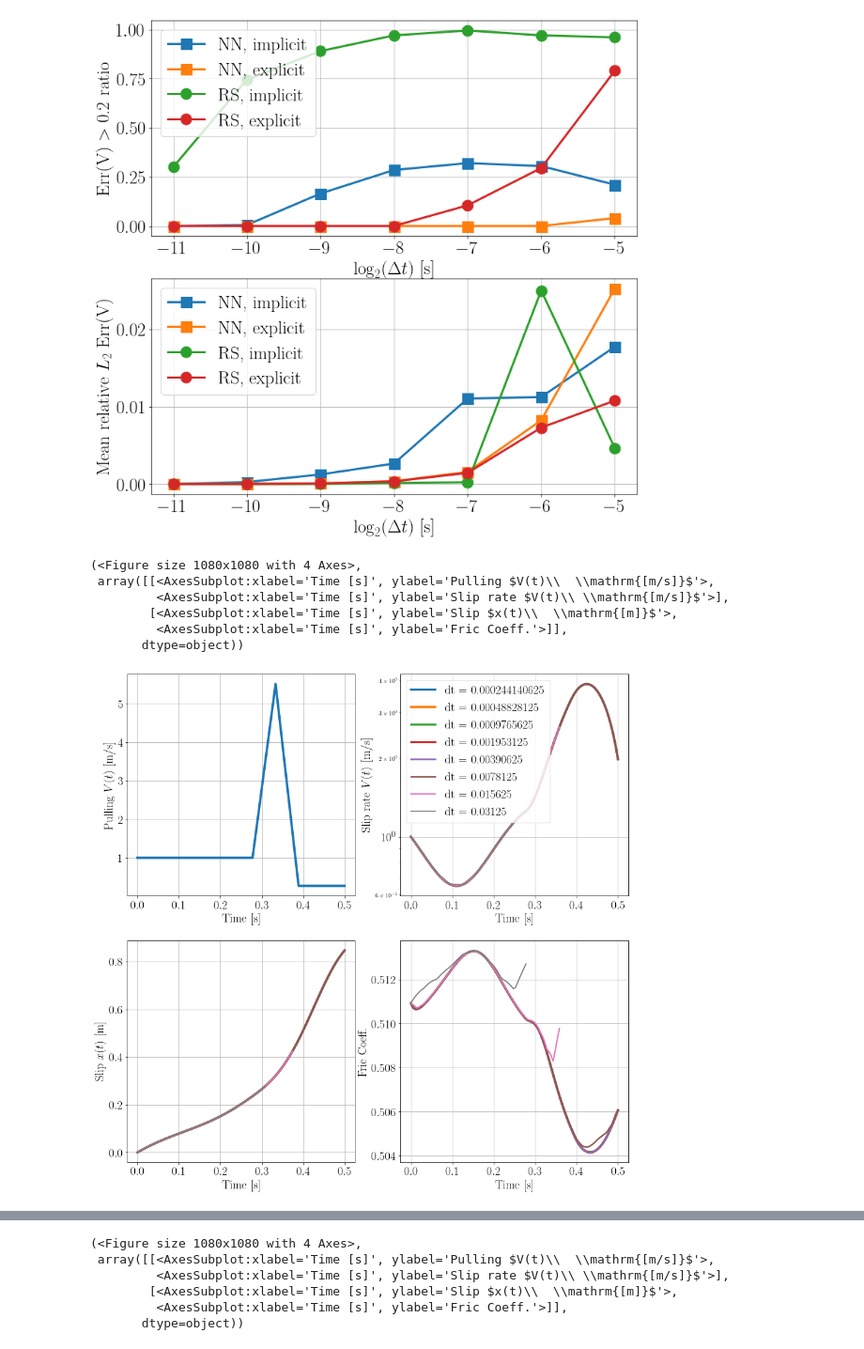
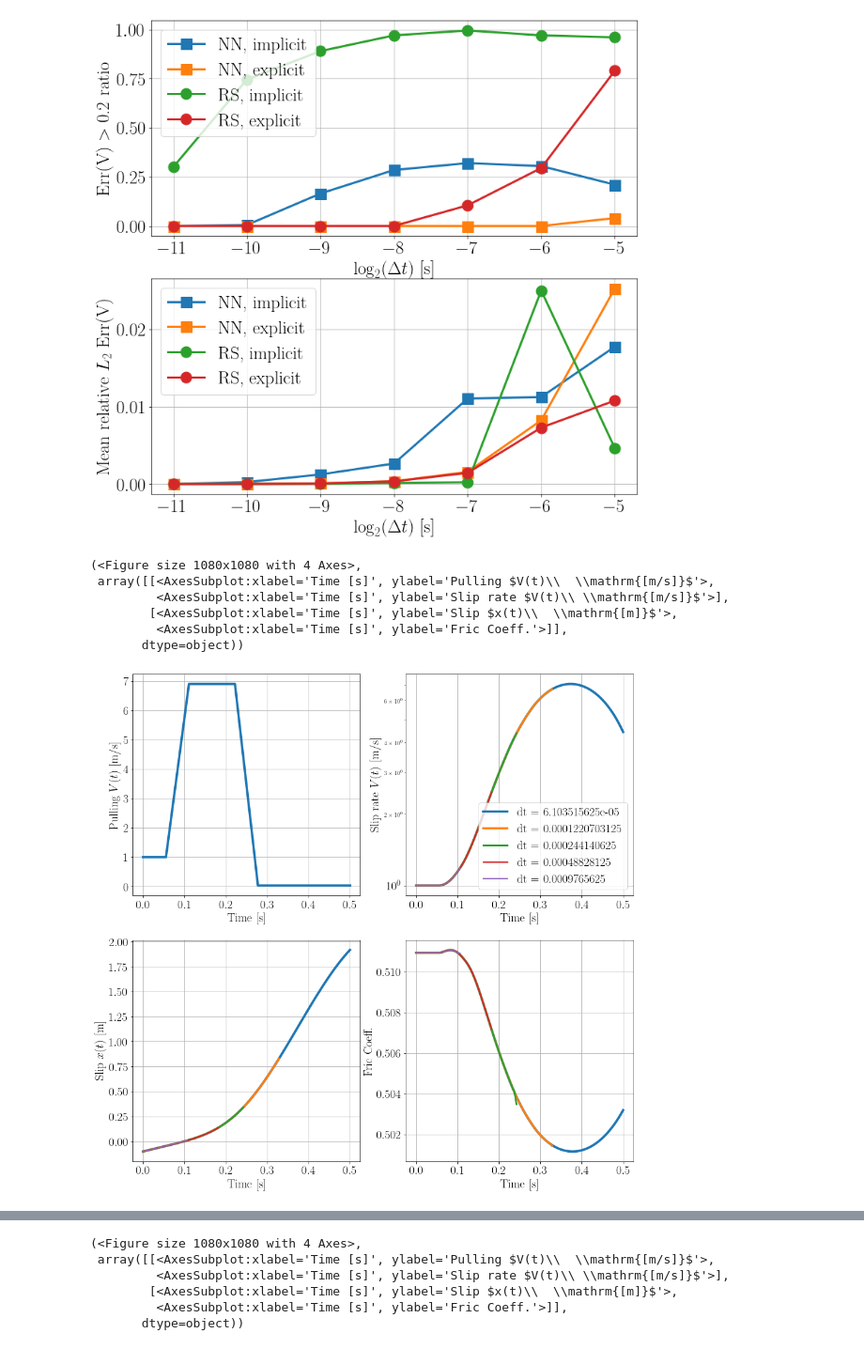
Before and after one commit to Shengduo/RateAndStateWithPotential, a Jupyter notebook: SpringSliderTrial.ipynb, the cells around one changed output, grey strips where cells are left out. Shown at 94% size. Cells and saved outputs as stored; diff of their text form; code cells hidden in the pictures.

```diff
--- a/SpringSliderTrial.ipynb
+++ b/SpringSliderTrial.ipynb
@@ -279,6 +300,6 @@ torch.save(res, './data/SpringSlider0517_400.pt')
 # %%
 # Report relative L-2 error on friction coefficient, slip rate on the slider
-res = torch.load('./data/testSpringSlider0518_10.pth')
+res = torch.load('./data/testSpringSlider0521_10.pt')
 
 # Report relative L2 error in x, V, and friction
 err_x = []
@@ -352,11 +374,11 @@ Text(0.5, 0.98, 'Sequence 1')
 # Load sequences with "rk" and "implicit_adams"
 # %%
 # Loop through all sequences, compute relative error
-PATH = "./data/RSvsNNSpringSliderAcc0514/"
-fore_names = ["res_NN_seq", "res_NN_ex_seq", "res_RS_im_reg_seq", "res_RS_ex_reg_seq"]
+PATH = "./data/RSvsNNSpringSliderAcc0522_fine/"
+fore_names = ["res_NN_im_seq", "res_NN_ex_seq", "res_RS_im_reg_seq", "res_RS_ex_reg_seq"]
 legends = ["NN, implicit", "NN, explicit", "RS, implicit", "RS, explicit"]
 markers = ['-s', '-s', '-o', '-o']
-NofSeqs = 200
+NofSeqs = 20
 
 # Store all err, declare whether or not using logV in the L2 error
 logVFlag = False
@@ -367,6 +389,10 @@ rel_err_xs = [[] for i in range(len(fore_names))]
 for i in range(NofSeqs):
     for idx, fore_name in enumerate(fore_names):
         res = torch.load(PATH + fore_name + "_{0}.pth".format(i))
+        if len(res['Vs']) > len(res['step_sizes']):
+            res['Vs'] = [res['Vs'][i] for i in range(len(res['Vs']) - len(res['step_sizes']), len(res['Vs']))]
+            res['xs'] = [res['xs'][i] for i in range(len(res['xs']) - len(res['step_sizes']), len(res['xs']))]
+            res['Frics'] = [res['Frics'][i] for i in range(len(res['Frics']) - len(res['step_sizes']), len(res['Frics']))]
         this_err_logV = []
         this_err_x = []
         for j in range(1, len(res['Vs'])):
@@ -382,6 +408,24 @@ for i in range(NofSeqs):
             this_err_x.append(relativeL2(res['xs'][j], res['xs'][0], res['t']))
         rel_err_Vs[idx].append(this_err_logV)
         rel_err_xs[idx].append(this_err_x)
+# %%
+# Temporary concating data
+PATH_fine = "./data/RSvsNNSpringSliderAcc0522_fine/"
+PATH = "./data/RSvsNNSpringSliderAcc0522/"
+fore_names = ["res_NN_im_seq", "res_NN_ex_seq", "res_RS_im_reg_seq", "res_RS_ex_reg_seq"]
+
+NofSeqs = 77
+for i in range(NofSeqs):
+    for fore_name in fore_names:
+        res_fine = torch.load(PATH_fine + fore_name + "_{0}.pth".format(i))
+        if len(res_fine["Vs"]) == 10:
+            continue
+        res = torch.load(PATH + fore_name + "_{0}.pth".format(i))
+        res_fine["Vs"] = res_fine["Vs"] + [res["Vs"][i] for i in range(-8,0)]
+        res_fine["Frics"] = res_fine["Frics"] + [res["Frics"][i] for i in range(-8,0)]
+        res_fine["xs"] = res_fine["xs"] + [res["xs"][i] for i in range(-8,0)]
+        res_fine["step_sizes"] = res_fine["step_sizes"] + [res["step_sizes"][i] for i in range(-8,0)]
+        torch.save(res_fine, PATH_fine + fore_name + "_{0}.pth".format(i))
 # %%
 # Calculate average error
 import pandas as pd
@@ -492,19 +536,20 @@ axs[1].grid()
 # %%
 # Visualize simulation sequences
 # Visualize results of rk solver on different step sizes
-idx = 6
-res = torch.load("./data/RSvsNNSpringSliderAcc0514/res_RS_seq_{0}.pth".format(idx))
+idx = 0
+res = torch.load("./data/RSvsNNSpringSliderAcc0522_fine/res_RS_im_reg_seq_{0}.pth".format(idx))
+rgs = [-10, -5]
 plotGenVXFric(res['VT'].VT[0, :], res['VT'].VT[1, :], res['t'],
-              res['Vs'],
-              res['xs'],
-              res['Frics'],
-              ["dt = {0}".format(leg) for leg in res['step_sizes']])
+              res['Vs'][rgs[0]:rgs[1]],
+              res['xs'][rgs[0]:rgs[1]],
+              res['Frics'][rgs[0]:rgs[1]],
+              ["dt = {0}".format(res['step_sizes'][i]) for i in range(rgs[0], rgs[1])])
 # %% [output]
 (<Figure size 1080x1080 with 4 Axes>,
  array([[<AxesSubplot:xlabel='Time [s]', ylabel='Pulling $V(t)\\  \\mathrm{[m/s]}$'>,
          <AxesSubplot:xlabel='Time [s]', ylabel='Slip rate $V(t)\\ \\mathrm{[m/s]}$'>],
         [<AxesSubplot:xlabel='Time [s]', ylabel='Slip $x(t)\\  \\mathrm{[m]}$'>,
          <AxesSubplot:xlabel='Time [s]', ylabel='Fric Coeff.'>]],
        dtype=object))
-[figure, old version]
+[figure, new version]
 # %%
```
Also changed, not shown: parts of 17 cells of this notebook, 9 other files.
